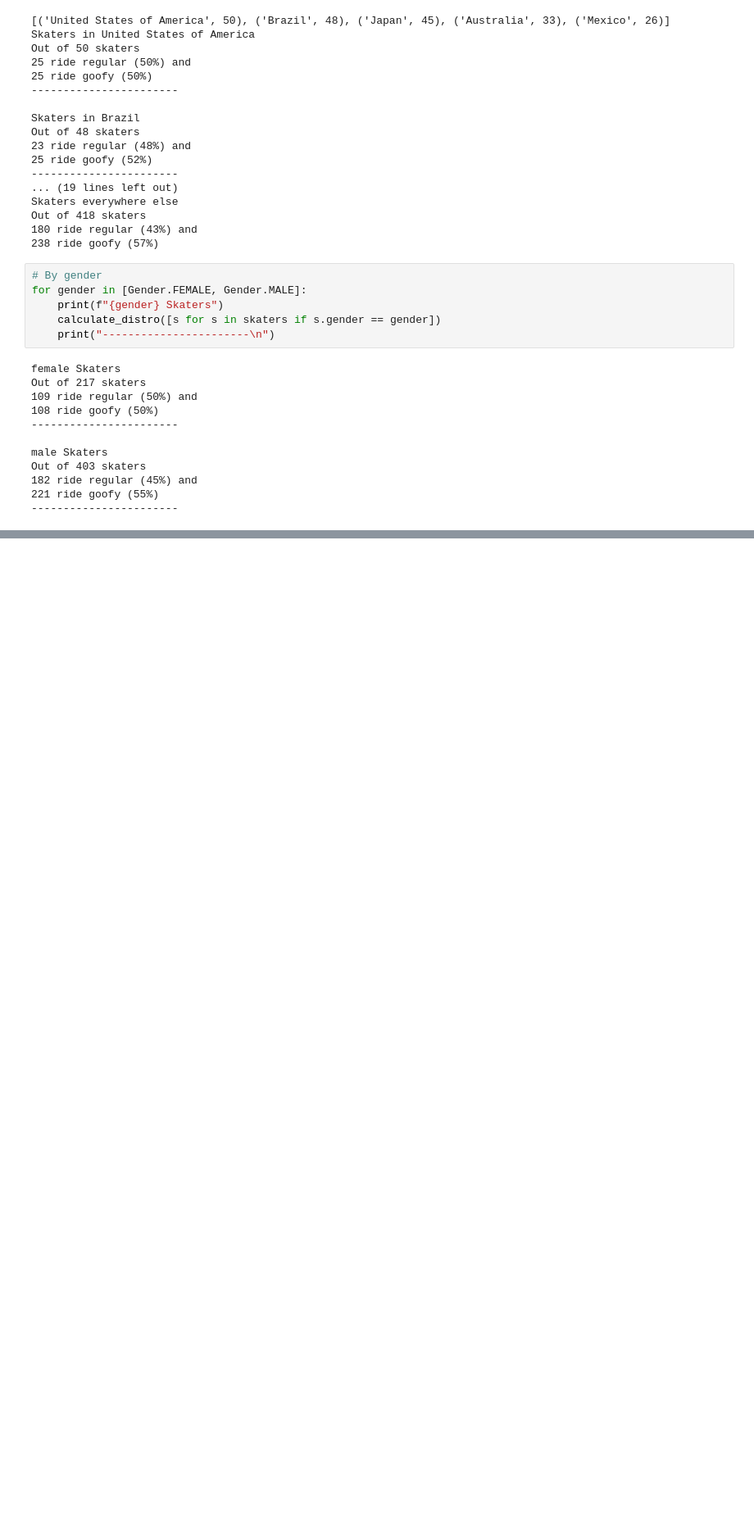
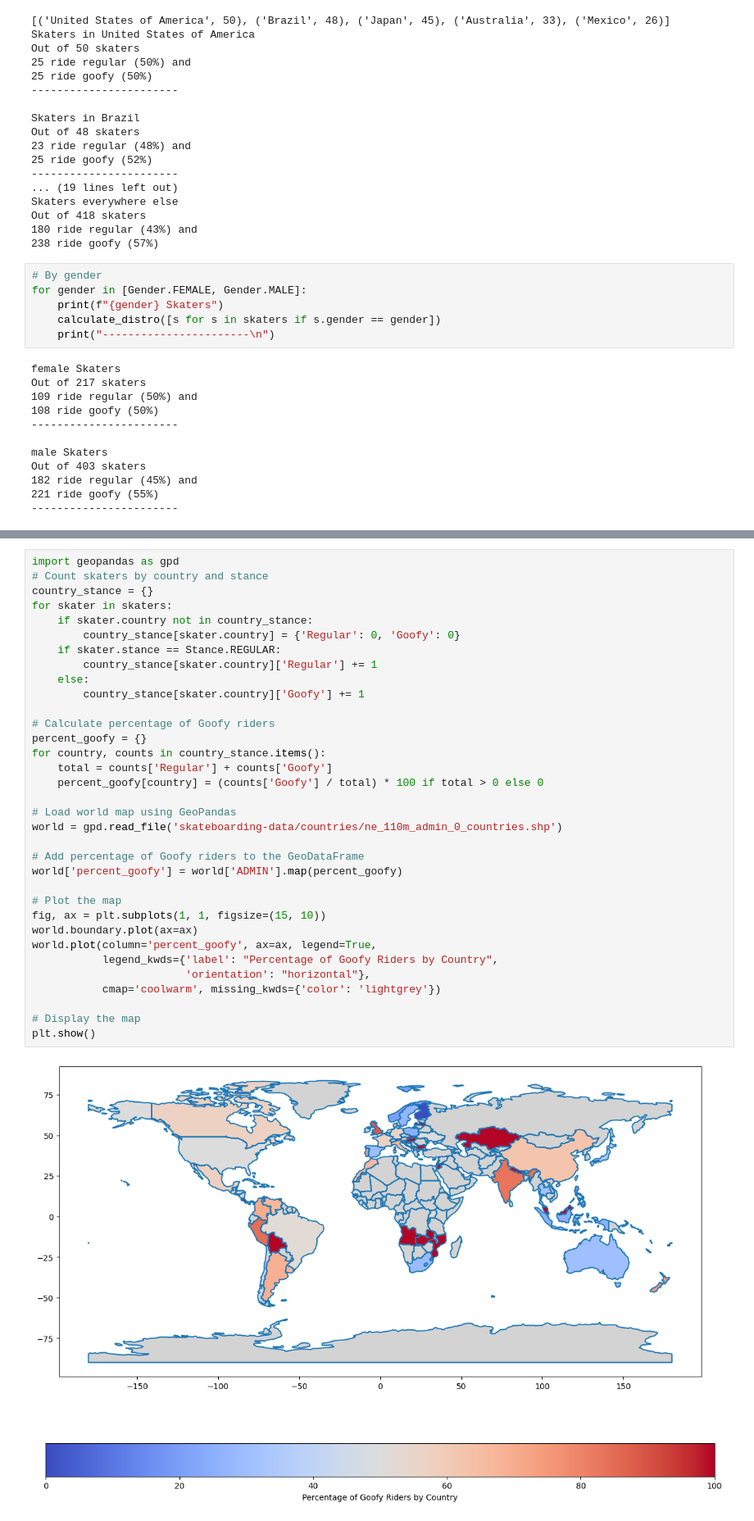
Before and after one commit to azeemba/visualizations, a Jupyter notebook: skateboarding-stance.ipynb, the cells around one changed output, grey strips where cells are left out. Shown at 82% size. Drawn from its saved outputs; the diff is of its cells as text; blank space fills up the shorter version.

```diff
--- a/skateboarding-stance.ipynb
+++ b/skateboarding-stance.ipynb
@@ -300,0 +316,36 @@ Out of 403 skaters
+# %%
+import geopandas as gpd
+# Count skaters by country and stance
+country_stance = {}
+for skater in skaters:
+    if skater.country not in country_stance:
+        country_stance[skater.country] = {'Regular': 0, 'Goofy': 0}
+    if skater.stance == Stance.REGULAR:
+        country_stance[skater.country]['Regular'] += 1
+    else:
+        country_stance[skater.country]['Goofy'] += 1
+
+# Calculate percentage of Goofy riders
+percent_goofy = {}
+for country, counts in country_stance.items():
+    total = counts['Regular'] + counts['Goofy']
+    percent_goofy[country] = (counts['Goofy'] / total) * 100 if total > 0 else 0
+
+# Load world map using GeoPandas
+world = gpd.read_file('skateboarding-data/countries/ne_110m_admin_0_countries.shp')
+
+# Add percentage of Goofy riders to the GeoDataFrame
+world['percent_goofy'] = world['ADMIN'].map(percent_goofy)
+
+# Plot the map
+fig, ax = plt.subplots(1, 1, figsize=(15, 10))
+world.boundary.plot(ax=ax)
+world.plot(column='percent_goofy', ax=ax, legend=True,
+           legend_kwds={'label': "Percentage of Goofy Riders by Country",
+                        'orientation': "horizontal"},
+           cmap='coolwarm', missing_kwds={'color': 'lightgrey'})
+
+# Display the map
+plt.show()
+# %% [output]
+[figure, added]
```
Also changed, not shown: parts of 2 cells of this notebook, 2 other files.
